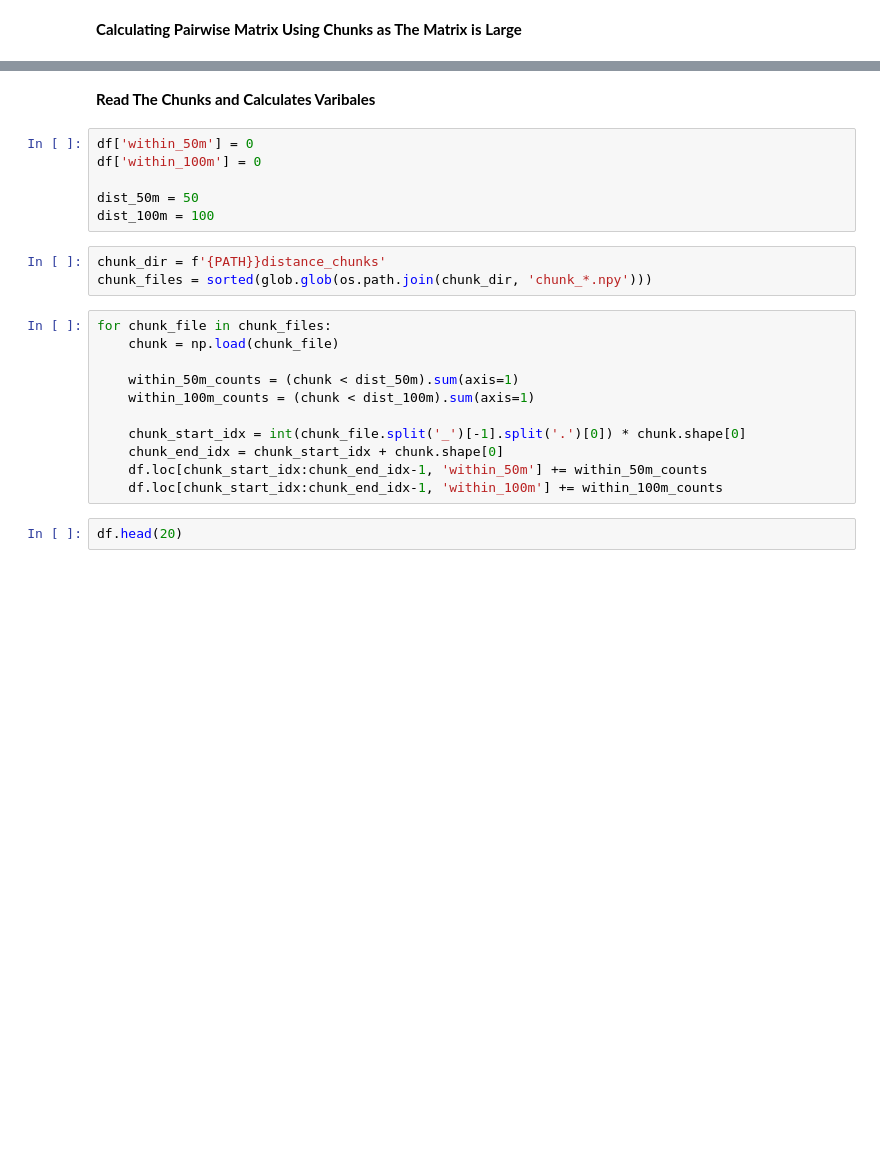
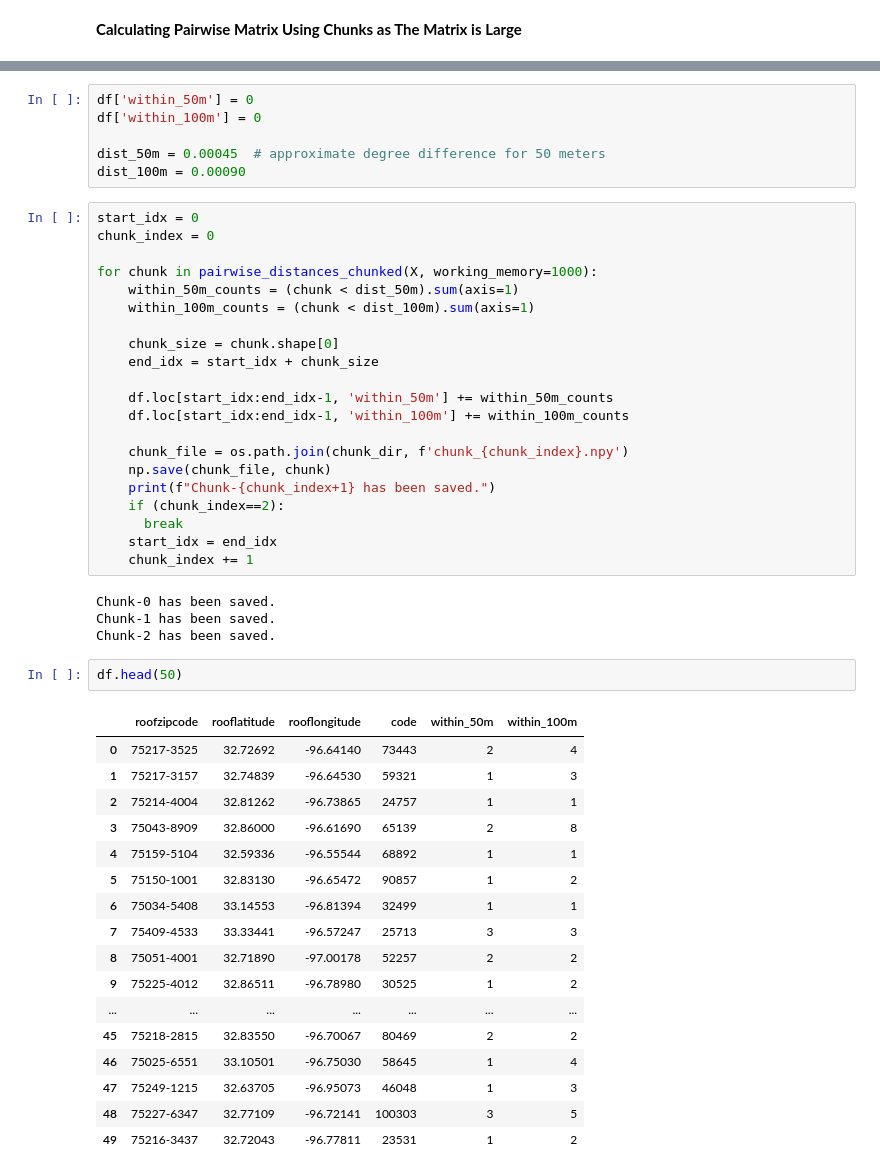
Before and after one commit to mirzaaa101/Pairwise-Distance-Calculation-Python, a Jupyter notebook: pairwise_distance_calculation.ipynb, the cells around one changed output, grey strips where cells are left out. Cells and saved outputs as stored; diff of their text form; blank space fills up the shorter version.

```diff
--- a/pairwise_distance_calculation.ipynb
+++ b/pairwise_distance_calculation.ipynb
@@ -76,24 +71,51 @@ FileNotFoundError: [Errno 2] No such file or directory: '/content/drive/MyDrive/
-# %% [markdown]
-**Read The Chunks and Calculates Varibales**
 # %%
 df['within_50m'] = 0
 df['within_100m'] = 0
 
-dist_50m = 50
-dist_100m = 100
+dist_50m = 0.00045  # approximate degree difference for 50 meters
+dist_100m = 0.00090
-# %%
-chunk_dir = f'{PATH}}distance_chunks'
-chunk_files = sorted(glob.glob(os.path.join(chunk_dir, 'chunk_*.npy')))
-# %%
-for chunk_file in chunk_files:
-    chunk = np.load(chunk_file)
-
-    within_50m_counts = (chunk < dist_50m).sum(axis=1)
-    within_100m_counts = (chunk < dist_100m).sum(axis=1)
-
-    chunk_start_idx = int(chunk_file.split('_')[-1].split('.')[0]) * chunk.shape[0]
-    chunk_end_idx = chunk_start_idx + chunk.shape[0]
-    df.loc[chunk_start_idx:chunk_end_idx-1, 'within_50m'] += within_50m_counts
-    df.loc[chunk_start_idx:chunk_end_idx-1, 'within_100m'] += within_100m_counts
+# %%
+start_idx = 0
+chunk_index = 0
+
+for chunk in pairwise_distances_chunked(X, working_memory=1000):
+    within_50m_counts = (chunk < dist_50m).sum(axis=1)
+    within_100m_counts = (chunk < dist_100m).sum(axis=1)
+
+    chunk_size = chunk.shape[0]
+    end_idx = start_idx + chunk_size
+
+    df.loc[start_idx:end_idx-1, 'within_50m'] += within_50m_counts
+    df.loc[start_idx:end_idx-1, 'within_100m'] += within_100m_counts
+
+    chunk_file = os.path.join(chunk_dir, f'chunk_{chunk_index}.npy')
+    np.save(chunk_file, chunk)
+    print(f"Chunk-{chunk_index+1} has been saved.")
+    if (chunk_index==2):
+      break
+    start_idx = end_idx
+    chunk_index += 1
+# %% [output]
+Chunk-0 has been saved.
+Chunk-1 has been saved.
+Chunk-2 has been saved.
 # %%
-df.head(20)
+df.head(50)
+# %% [output]
+|  | roofzipcode | rooflatitude | rooflongitude | code | within_50m | within_100m |
+| 0 | 75217-3525 | 32.72692 | -96.64140 | 73443 | 2 | 4 |
+| 1 | 75217-3157 | 32.74839 | -96.64530 | 59321 | 1 | 3 |
+| 2 | 75214-4004 | 32.81262 | -96.73865 | 24757 | 1 | 1 |
+| 3 | 75043-8909 | 32.86000 | -96.61690 | 65139 | 2 | 8 |
+| 4 | 75159-5104 | 32.59336 | -96.55544 | 68892 | 1 | 1 |
+| 5 | 75150-1001 | 32.83130 | -96.65472 | 90857 | 1 | 2 |
+| 6 | 75034-5408 | 33.14553 | -96.81394 | 32499 | 1 | 1 |
+| 7 | 75409-4533 | 33.33441 | -96.57247 | 25713 | 3 | 3 |
+| 8 | 75051-4001 | 32.71890 | -97.00178 | 52257 | 2 | 2 |
+| 9 | 75225-4012 | 32.86511 | -96.78980 | 30525 | 1 | 2 |
+| ... | ... | ... | ... | ... | ... | ... |
+| 45 | 75218-2815 | 32.83550 | -96.70067 | 80469 | 2 | 2 |
+| 46 | 75025-6551 | 33.10501 | -96.75030 | 58645 | 1 | 4 |
+| 47 | 75249-1215 | 32.63705 | -96.95073 | 46048 | 1 | 3 |
+| 48 | 75227-6347 | 32.77109 | -96.72141 | 100303 | 3 | 5 |
+| 49 | 75216-3437 | 32.72043 | -96.77811 | 23531 | 1 | 2 |
```
Also changed, not shown: parts of 3 cells of this notebook.
